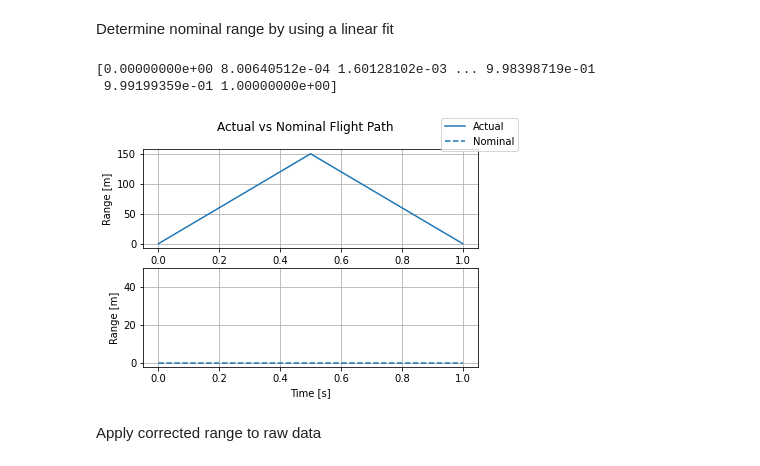
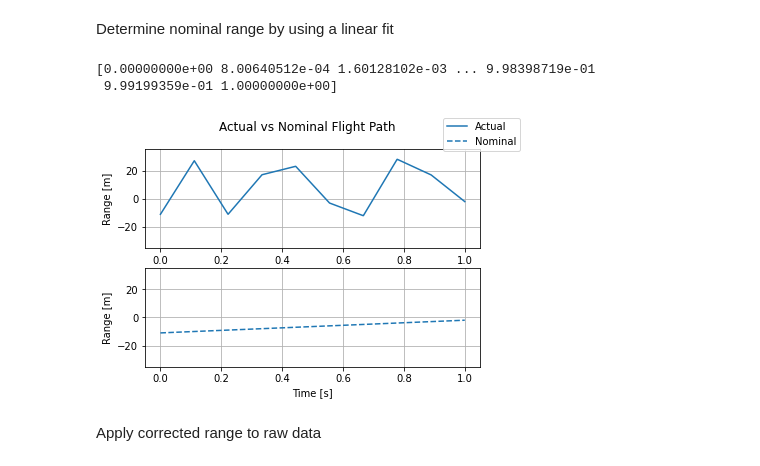
Before and after one commit to tmapana/FERS_tutorials, a Jupyter notebook: tutorial_notebook.ipynb, the cells around one changed output. Drawn from its saved outputs; the diff is of its cells as text; code cells hidden in the pictures.

```diff
--- a/tutorial_notebook.ipynb
+++ b/tutorial_notebook.ipynb
@@ -72,11 +72,19 @@ y = np.linspace(0, distance, num=10)
 h = np.ones(10) * height
 t = np.linspace(0, n_seconds, num=10)
 
+'''
 waypoints = np.array([
     [0, 150, 150, 0],             # x: swath
     [0, distance/2, distance/2, distance],             # y: cross range
     [height, height, height, height],   # z: altitude
     [0, n_seconds/2, n_seconds/2, n_seconds]      # t: time
+])'''
+
+waypoints = np.array([
+    x,
+    y,
+    h,
+    t
 ])
 # %% [markdown]
 Add as many targets as you please.
@@ -355,35 +364,34 @@ plt.grid()
 Determine nominal range by using a linear fit
 # %%
 # interpolate platform mortion from the given points
-t_temp = [0, n_seconds/2, n_seconds/2, n_seconds]
+t_temp = np.linspace(0, n_seconds, num=10)
 f_y = interpolate.interp1d(t_temp, waypoints[0], kind='linear')
 t_linear = np.linspace(0, n_seconds, int(n_pulses), endpoint=True)
 print(t_linear)
 platform_motion = f_y(t_linear)
 
 # interpolate start and end points to form nominal flight path
 linear_fit = np.polyfit(np.array([0, n_seconds]), np.array([platform_motion[0], platform_motion[-1]]), deg=1)
 nominal_range = np.poly1d(linear_fit) # the nominal path the plane should have
 nominal_range = nominal_range(t_linear)
 nominal_range = np.transpose(nominal_range)
 
 range_dev = np.subtract(nominal_range, 0.5*platform_motion)
 
 fig, (ax1, ax2) = plt.subplots(2)
 ax1.plot(t_linear, platform_motion, '-', label='Actual')
-ax1.set(ylabel='Range [m]')
+ax1.set(ylabel='Range [m]', ylim=[-35,35])
 ax1.grid()
 
 ax2.plot(t_linear, nominal_range, '--', label='Nominal')
-ax2.set(xlabel='Time [s]', ylabel='Range [m]')
-ax2.set(ylim=[-2,50])
+ax2.set(xlabel='Time [s]', ylabel='Range [m]', ylim=[-35,35])
 fig.suptitle('Actual vs Nominal Flight Path')
 fig.legend()
 ax2.grid()
 # %% [output]
 [0.00000000e+00 8.00640512e-04 1.60128102e-03 ... 9.98398719e-01
  9.99199359e-01 1.00000000e+00]
-[figure, old version]
+[figure, new version]
 # %% [markdown]
 Apply corrected range to raw data
 # %%
```
Also changed, not shown: parts of 10 cells of this notebook, 5 other files.
